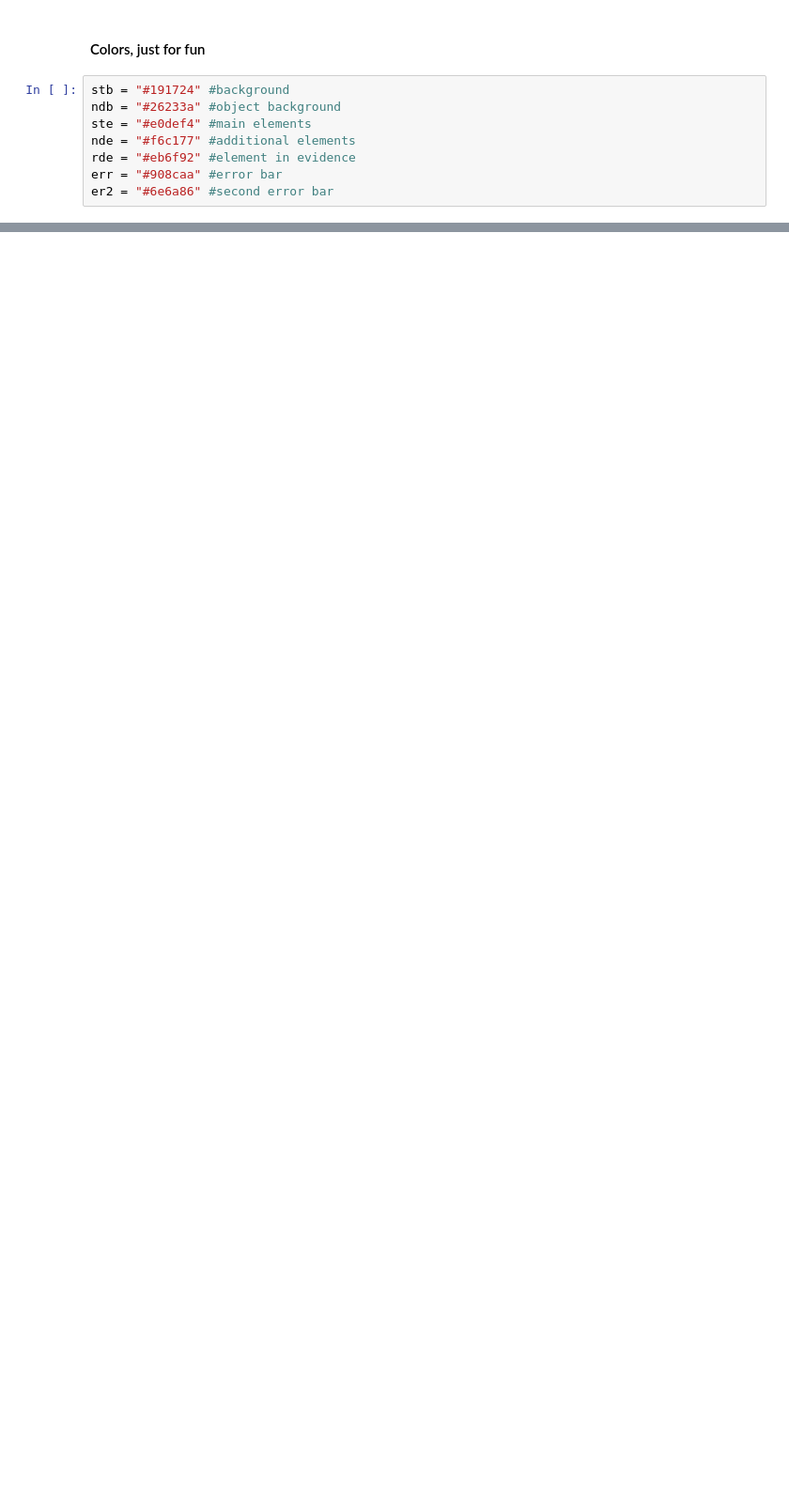
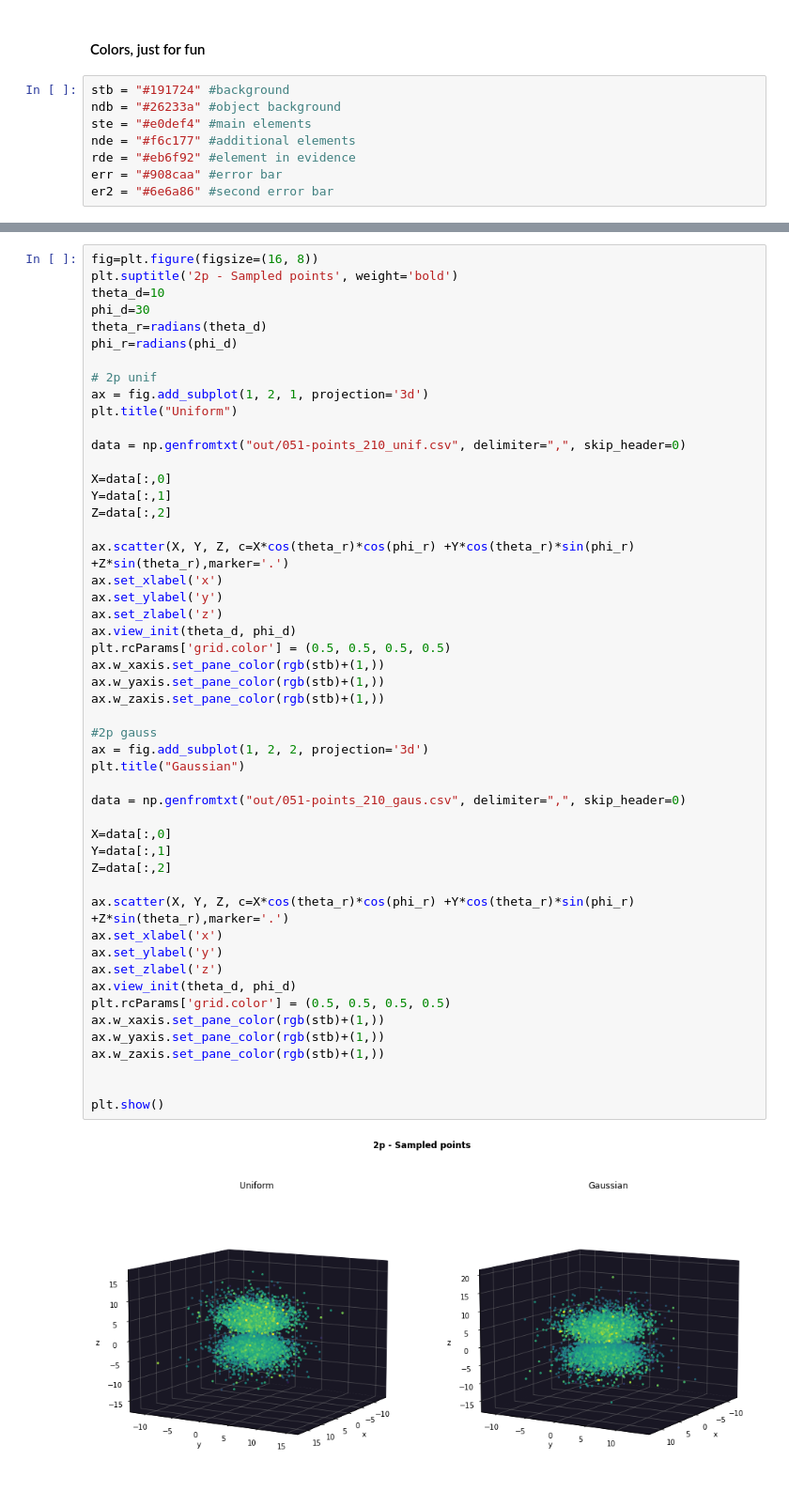
Before and after one commit to ormfav/LsnDavideVallenzasca, a Jupyter notebook: 05/051.ipynb, the cells around one changed output, grey strips where cells are left out. Shown at 94% size. Drawn from its saved outputs; the diff is of its cells as text; blank space fills up the shorter version.

```diff
--- a/05/051.ipynb
+++ b/05/051.ipynb
@@ -162,0 +263,52 @@ plt.show()
+# %%
+fig=plt.figure(figsize=(16, 8))
+plt.suptitle('2p - Sampled points', weight='bold')
+theta_d=10
+phi_d=30
+theta_r=radians(theta_d)
+phi_r=radians(phi_d)
+
+# 2p unif
+ax = fig.add_subplot(1, 2, 1, projection='3d')
+plt.title("Uniform")
+
+data = np.genfromtxt("out/051-points_210_unif.csv", delimiter=",", skip_header=0)
+
+X=data[:,0]
+Y=data[:,1]
+Z=data[:,2]
+
+ax.scatter(X, Y, Z, c=X*cos(theta_r)*cos(phi_r) +Y*cos(theta_r)*sin(phi_r) +Z*sin(theta_r),marker='.')
+ax.set_xlabel('x')
+ax.set_ylabel('y')
+ax.set_zlabel('z')
+ax.view_init(theta_d, phi_d)
+plt.rcParams['grid.color'] = (0.5, 0.5, 0.5, 0.5)
+ax.w_xaxis.set_pane_color(rgb(stb)+(1,))
+ax.w_yaxis.set_pane_color(rgb(stb)+(1,))
+ax.w_zaxis.set_pane_color(rgb(stb)+(1,))
+
+#2p gauss
+ax = fig.add_subplot(1, 2, 2, projection='3d')
+plt.title("Gaussian")
+
+data = np.genfromtxt("out/051-points_210_gaus.csv", delimiter=",", skip_header=0)
+
+X=data[:,0]
+Y=data[:,1]
+Z=data[:,2]
+
+ax.scatter(X, Y, Z, c=X*cos(theta_r)*cos(phi_r) +Y*cos(theta_r)*sin(phi_r) +Z*sin(theta_r),marker='.')
+ax.set_xlabel('x')
+ax.set_ylabel('y')
+ax.set_zlabel('z')
+ax.view_init(theta_d, phi_d)
+plt.rcParams['grid.color'] = (0.5, 0.5, 0.5, 0.5)
+ax.w_xaxis.set_pane_color(rgb(stb)+(1,))
+ax.w_yaxis.set_pane_color(rgb(stb)+(1,))
+ax.w_zaxis.set_pane_color(rgb(stb)+(1,))
+
+
+plt.show()
+# %% [output]
+[figure, added]
```
Also changed, not shown: parts of 20 cells of this notebook, 30 other files.
